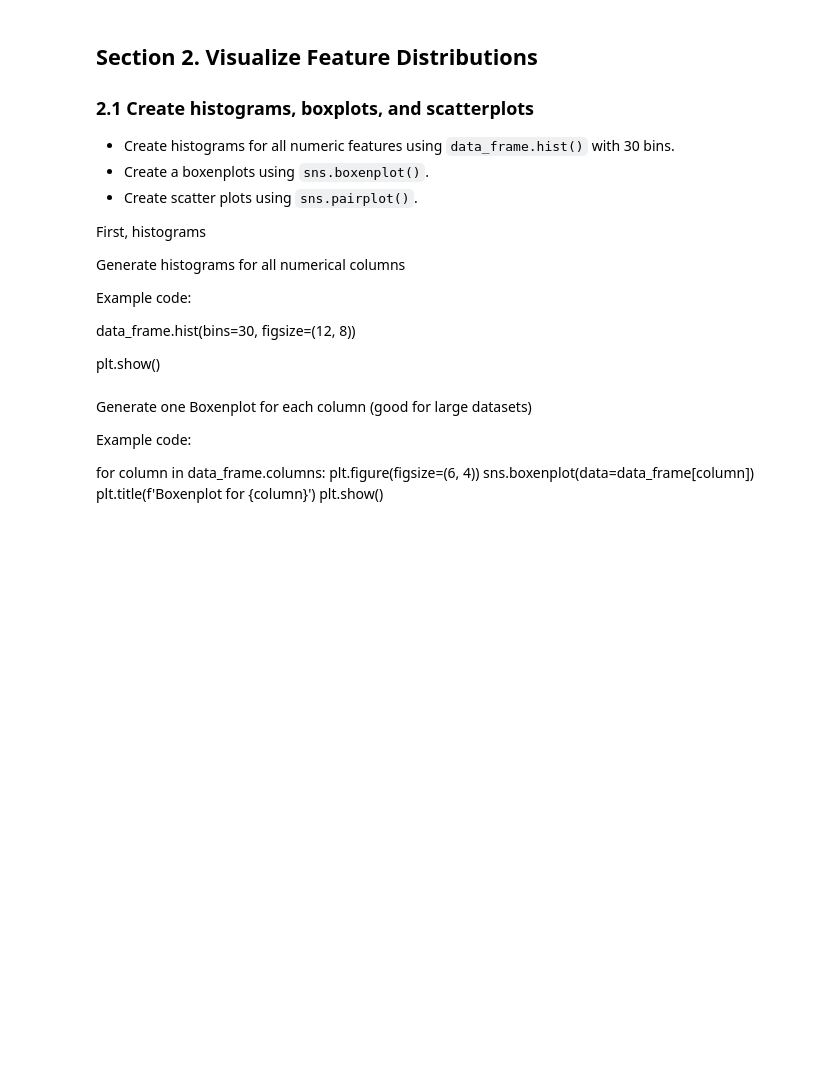
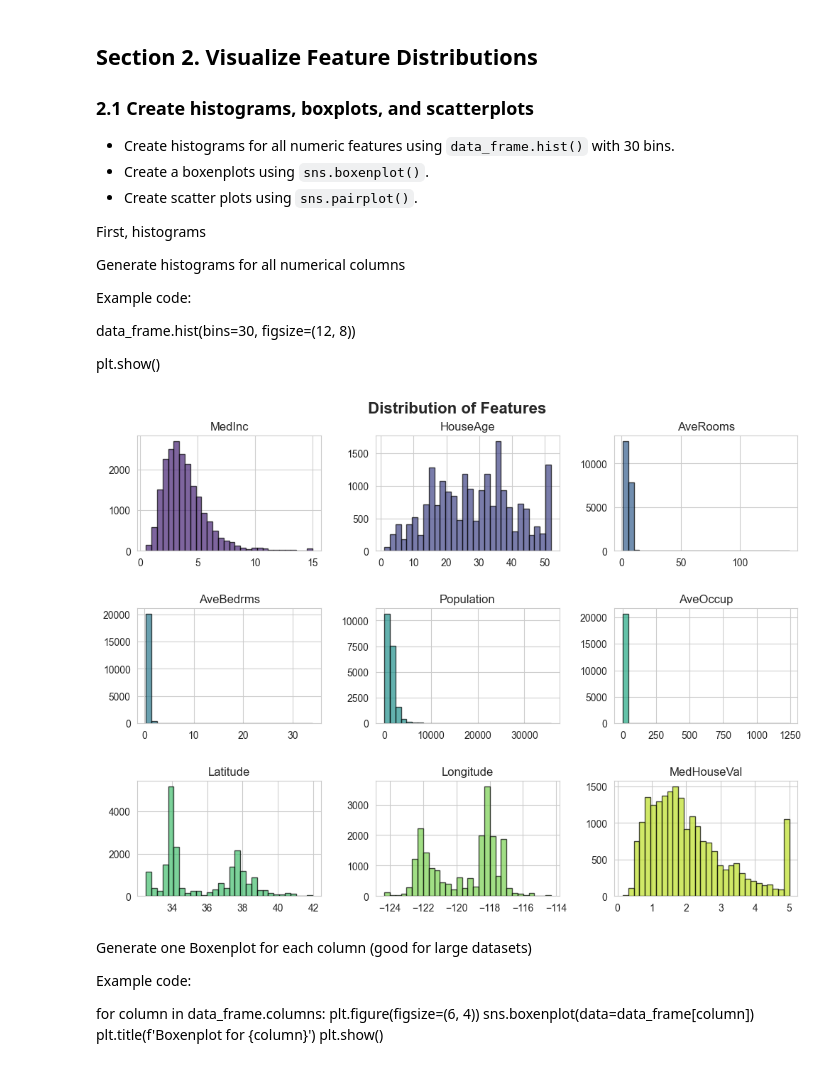
Before and after one commit to ericmeyer1/applied-ml-eric, a Jupyter notebook: lab01/ml01.ipynb, the cells around one changed output. Drawn from its saved outputs; the diff is of its cells as text; code cells hidden in the pictures; blank space fills up the shorter version.

```diff
--- a/lab01/ml01.ipynb
+++ b/lab01/ml01.ipynb
@@ -188,3 +169,31 @@ plt.show()
+# %%
+# Apply Seaborn style
+sns.set_style("whitegrid")
+
+# Create histograms
+axs = data_frame.hist(
+    bins=30,
+    figsize=(12, 8),
+    edgecolor="black",
+    alpha=0.7
+)
+
+# Get a color palette matching the number of columns
+colors = sns.color_palette("viridis", len(data_frame.columns))
+
+# Apply colors to each histogram
+for ax, color in zip(axs.flatten(), colors):
+    for patch in ax.patches:
+        patch.set_facecolor(color)
+
+# Improve layout
+plt.suptitle("Distribution of Features", fontsize=16, fontweight='bold')
+plt.subplots_adjust(top=0.92, hspace=0.5)
+
+# Show plot
+plt.show()
+# %% [output]
+[figure, added]
 # %% [markdown]
 Generate one Boxenplot for each column (good for large datasets)
 
```
Also changed, not shown: parts of 8 cells of this notebook.
